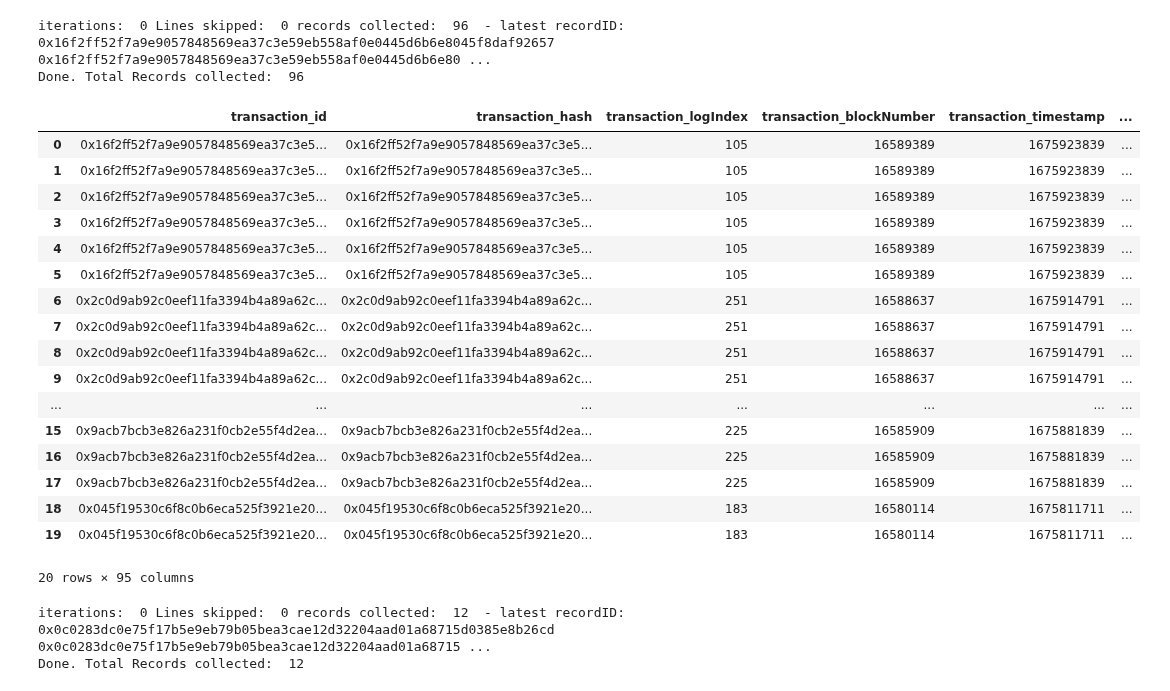
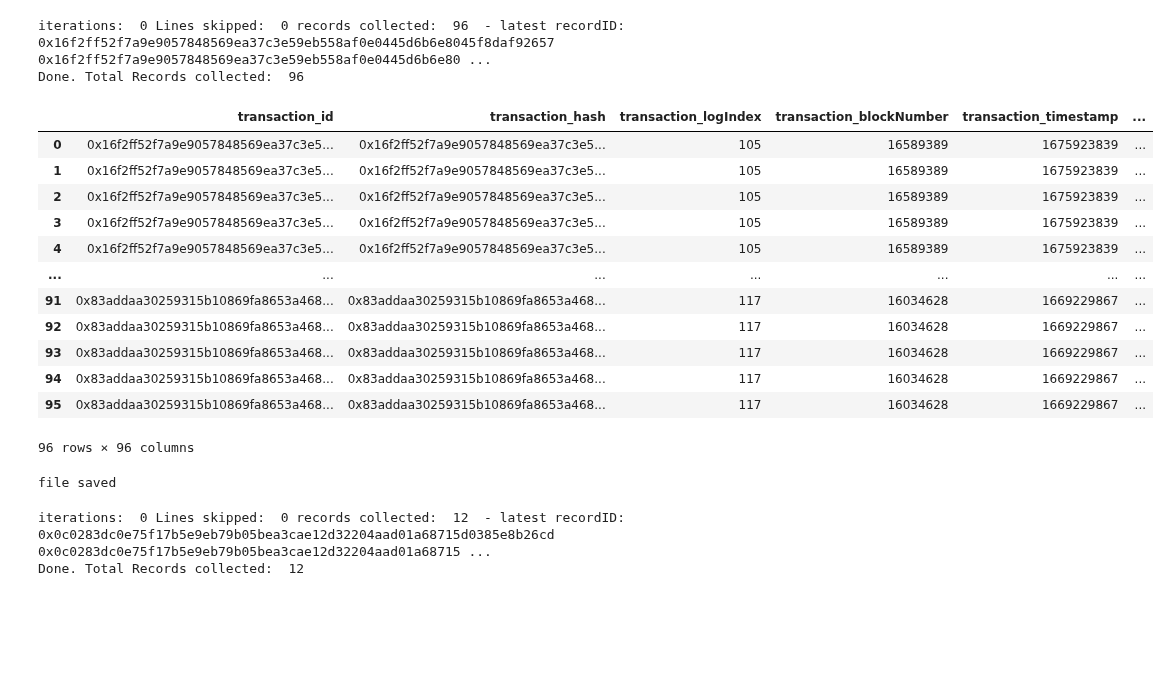
Before and after one commit to EdgeCaser/EconohmetricsOld, a Jupyter notebook: ohmSiloVestaBorrowers.ipynb, the cells around one changed output. Drawn from its saved outputs; the diff is of its cells as text; code cells hidden in the pictures; blank space fills up the shorter version.

```diff
--- a/ohmSiloVestaBorrowers.ipynb
+++ b/ohmSiloVestaBorrowers.ipynb
@@ -134,27 +134,40 @@ print("Done. Total Records collected: ", borrowsDbLength)
 # %% [output]
 iterations:  0 Lines skipped:  0 records collected:  96  - latest recordID:  0x16f2ff52f7a9e9057848569ea37c3e59eb558af0e0445d6b6e8045f8daf92657   0x16f2ff52f7a9e9057848569ea37c3e59eb558af0e0445d6b6e80 ...
 Done. Total Records collected:  96
-# %%
-borrowsDb.head(20)
-# %% [output]
-|  | transaction_id | transaction_hash | transaction_logIndex | transaction_blockNumber | transaction_timestamp | ... |
-| 0 | 0x16f2ff52f7a9e9057848569ea37c3e5... | 0x16f2ff52f7a9e9057848569ea37c3e5... | 105 | 16589389 | 1675923839 | ... |
-| 1 | 0x16f2ff52f7a9e9057848569ea37c3e5... | 0x16f2ff52f7a9e9057848569ea37c3e5... | 105 | 16589389 | 1675923839 | ... |
-| 2 | 0x16f2ff52f7a9e9057848569ea37c3e5... | 0x16f2ff52f7a9e9057848569ea37c3e5... | 105 | 16589389 | 1675923839 | ... |
-| 3 | 0x16f2ff52f7a9e9057848569ea37c3e5... | 0x16f2ff52f7a9e9057848569ea37c3e5... | 105 | 16589389 | 1675923839 | ... |
-| 4 | 0x16f2ff52f7a9e9057848569ea37c3e5... | 0x16f2ff52f7a9e9057848569ea37c3e5... | 105 | 16589389 | 1675923839 | ... |
-| 5 | 0x16f2ff52f7a9e9057848569ea37c3e5... | 0x16f2ff52f7a9e9057848569ea37c3e5... | 105 | 16589389 | 1675923839 | ... |
-| 6 | 0x2c0d9ab92c0eef11fa3394b4a89a62c... | 0x2c0d9ab92c0eef11fa3394b4a89a62c... | 251 | 16588637 | 1675914791 | ... |
-| 7 | 0x2c0d9ab92c0eef11fa3394b4a89a62c... | 0x2c0d9ab92c0eef11fa3394b4a89a62c... | 251 | 16588637 | 1675914791 | ... |
-| 8 | 0x2c0d9ab92c0eef11fa3394b4a89a62c... | 0x2c0d9ab92c0eef11fa3394b4a89a62c... | 251 | 16588637 | 1675914791 | ... |
-| 9 | 0x2c0d9ab92c0eef11fa3394b4a89a62c... | 0x2c0d9ab92c0eef11fa3394b4a89a62c... | 251 | 16588637 | 1675914791 | ... |
-| ... | ... | ... | ... | ... | ... | ... |
-| 15 | 0x9acb7bcb3e826a231f0cb2e55f4d2ea... | 0x9acb7bcb3e826a231f0cb2e55f4d2ea... | 225 | 16585909 | 1675881839 | ... |
-| 16 | 0x9acb7bcb3e826a231f0cb2e55f4d2ea... | 0x9acb7bcb3e826a231f0cb2e55f4d2ea... | 225 | 16585909 | 1675881839 | ... |
-| 17 | 0x9acb7bcb3e826a231f0cb2e55f4d2ea... | 0x9acb7bcb3e826a231f0cb2e55f4d2ea... | 225 | 16585909 | 1675881839 | ... |
-| 18 | 0x045f19530c6f8c0b6eca525f3921e20... | 0x045f19530c6f8c0b6eca525f3921e20... | 183 | 16580114 | 1675811711 | ... |
-| 19 | 0x045f19530c6f8c0b6eca525f3921e20... | 0x045f19530c6f8c0b6eca525f3921e20... | 183 | 16580114 | 1675811711 | ... |
-20 rows × 95 columns
+# %%
+#I swear I will figure out synthetic fields, but until then...
+borrowsDbTimed = db.query("select "
+               "    * "
+                    " ,to_timestamp(transaction_timestamp::int) dateTime "
+               "From borrowsDb "
+               #"where lower(liquidityPools_name) like lower('%olympus%') "
+                #    "or lower(pairs_token1_symbol) like lower('%OHM%')  "
+               #" limit 100 "
+               ).df()
+borrowsDbTimed.head(100)
+# %% [output]
+|  | transaction_id | transaction_hash | transaction_logIndex | transaction_blockNumber | transaction_timestamp | ... |
+| 0 | 0x16f2ff52f7a9e9057848569ea37c3e5... | 0x16f2ff52f7a9e9057848569ea37c3e5... | 105 | 16589389 | 1675923839 | ... |
+| 1 | 0x16f2ff52f7a9e9057848569ea37c3e5... | 0x16f2ff52f7a9e9057848569ea37c3e5... | 105 | 16589389 | 1675923839 | ... |
+| 2 | 0x16f2ff52f7a9e9057848569ea37c3e5... | 0x16f2ff52f7a9e9057848569ea37c3e5... | 105 | 16589389 | 1675923839 | ... |
+| 3 | 0x16f2ff52f7a9e9057848569ea37c3e5... | 0x16f2ff52f7a9e9057848569ea37c3e5... | 105 | 16589389 | 1675923839 | ... |
+| 4 | 0x16f2ff52f7a9e9057848569ea37c3e5... | 0x16f2ff52f7a9e9057848569ea37c3e5... | 105 | 16589389 | 1675923839 | ... |
+| ... | ... | ... | ... | ... | ... | ... |
+| 91 | 0x83addaa30259315b10869fa8653a468... | 0x83addaa30259315b10869fa8653a468... | 117 | 16034628 | 1669229867 | ... |
+| 92 | 0x83addaa30259315b10869fa8653a468... | 0x83addaa30259315b10869fa8653a468... | 117 | 16034628 | 1669229867 | ... |
+| 93 | 0x83addaa30259315b10869fa8653a468... | 0x83addaa30259315b10869fa8653a468... | 117 | 16034628 | 1669229867 | ... |
+| 94 | 0x83addaa30259315b10869fa8653a468... | 0x83addaa30259315b10869fa8653a468... | 117 | 16034628 | 1669229867 | ... |
+| 95 | 0x83addaa30259315b10869fa8653a468... | 0x83addaa30259315b10869fa8653a468... | 117 | 16034628 | 1669229867 | ... |
+96 rows × 96 columns
+# %%
+path =file+'/siloFinance_borrows_'+str(dt.datetime.today().strftime("%b-%d-%Y"))+"_"+str(len(depositsDbTimed))+'_records.csv'
+borrowsDbTimed.to_csv(path, index = False)
+
+path =file+'/siloFinance_borrows_'+str(dt.datetime.today().strftime("%b-%d-%Y"))+"_"+str(len(depositsDbTimed))+'_records_piped.csv'
+borrowsDbTimed.to_csv(path, index = False, sep='|')
+print('file saved')
+# %% [output]
+file saved
 # %%
 ##this tracks the ENTIRE list of events for repaying the XAI repayed against gOHM
 repayTicker = 0
```
Also changed, not shown: parts of 18 cells of this notebook, 1 other file.
